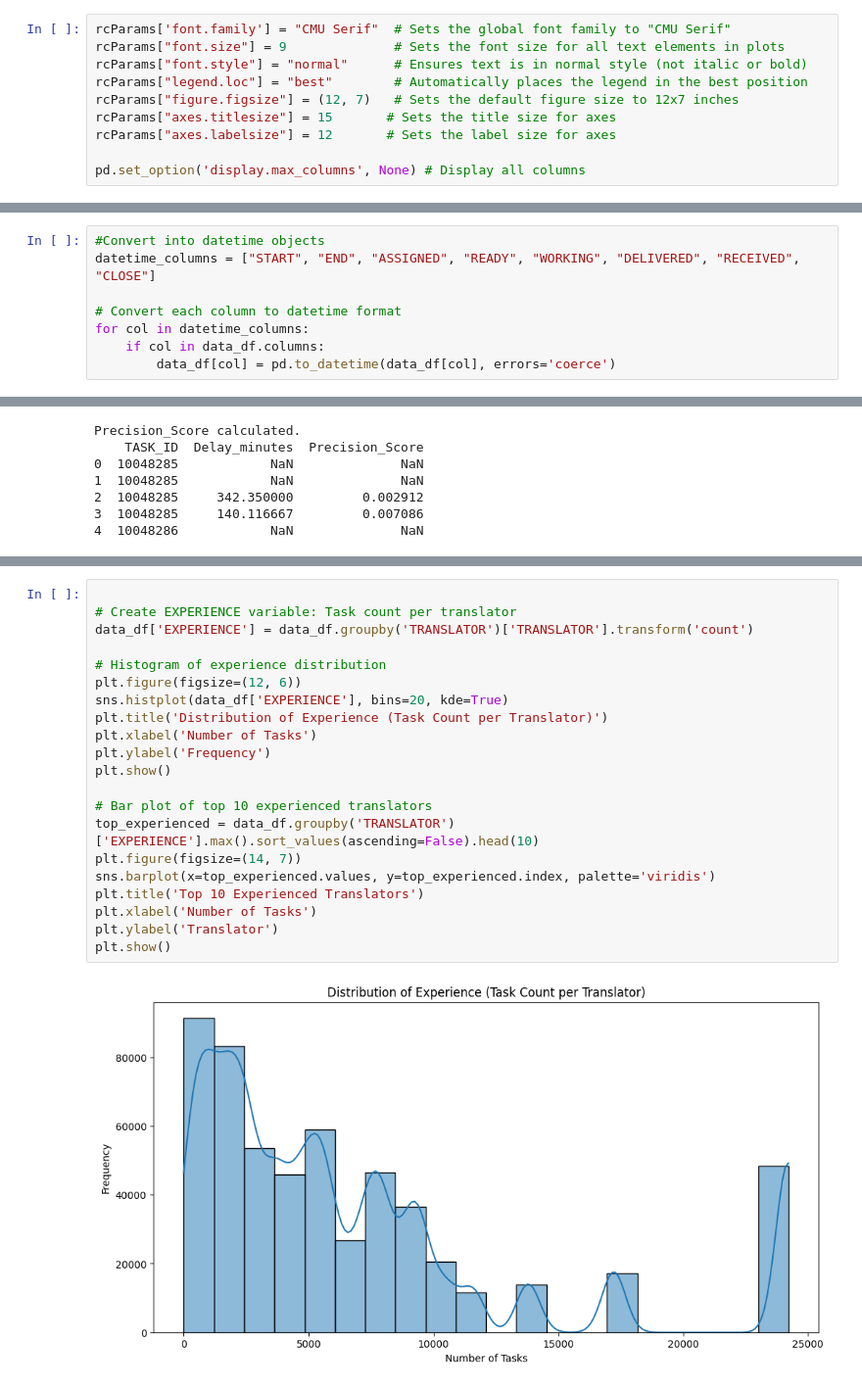
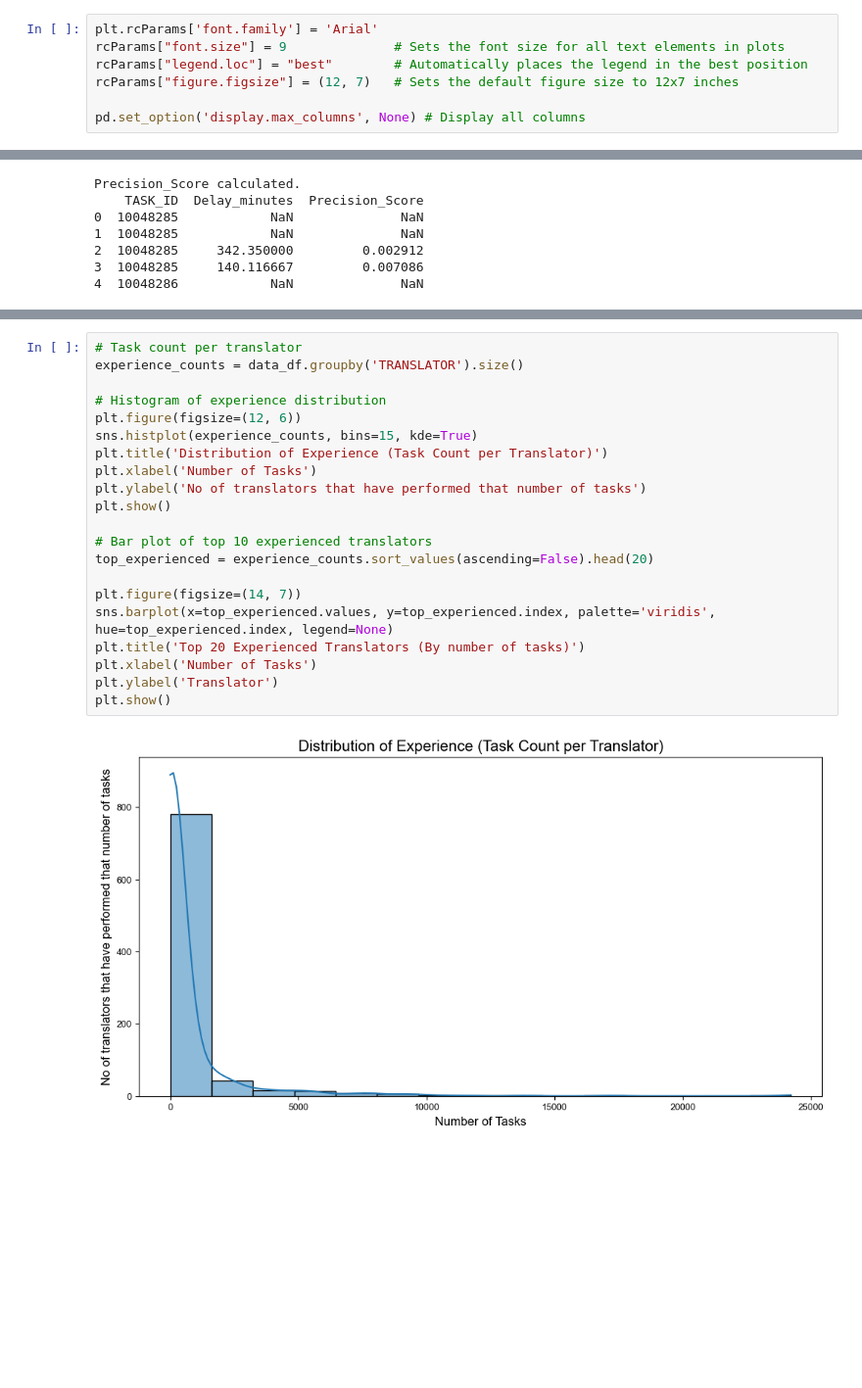
Before and after one commit to L3ms123/SP1, a Jupyter notebook: Notebooks/Preliminary_data_analysis .ipynb, the cells around one changed output, grey strips where cells are left out. Shown at 98% size. Cells and saved outputs as stored; diff of their text form; blank space fills up the shorter version.

```diff
--- a/Notebooks/Preliminary_data_analysis .ipynb
+++ b/Notebooks/Preliminary_data_analysis .ipynb
@@ -59,13 +59,10 @@ from IPython.display import display
 # %% [markdown]
 **Environmental Configurations**
 # %%
-rcParams['font.family'] = "CMU Serif"  # Sets the global font family to "CMU Serif"
+plt.rcParams['font.family'] = 'Arial'
 rcParams["font.size"] = 9              # Sets the font size for all text elements in plots
-rcParams["font.style"] = "normal"      # Ensures text is in normal style (not italic or bold)
 rcParams["legend.loc"] = "best"        # Automatically places the legend in the best position
 rcParams["figure.figsize"] = (12, 7)   # Sets the default figure size to 12x7 inches
-rcParams["axes.titlesize"] = 15       # Sets the title size for axes
-rcParams["axes.labelsize"] = 12       # Sets the label size for axes
 
 pd.set_option('display.max_columns', None) # Display all columns
 # %% [markdown]
@@ -266,14 +262,6 @@ SOURCE_LANG    0
 TARGET_LANG    0
 HOURLY_RATE    0
 dtype: int64
-# %%
-#Convert into datetime objects
-datetime_columns = ["START", "END", "ASSIGNED", "READY", "WORKING", "DELIVERED", "RECEIVED", "CLOSE"]
-
-# Convert each column to datetime format
-for col in datetime_columns:
-    if col in data_df.columns:
-        data_df[col] = pd.to_datetime(data_df[col], errors='coerce')
 # %% [markdown]
 **Visualisation**
 # %%
@@ -332,23 +387,23 @@ Precision_Score calculated.
 # %%
-
-# Create EXPERIENCE variable: Task count per translator
-data_df['EXPERIENCE'] = data_df.groupby('TRANSLATOR')['TRANSLATOR'].transform('count')
+# Task count per translator
+experience_counts = data_df.groupby('TRANSLATOR').size()
 
 # Histogram of experience distribution
 plt.figure(figsize=(12, 6))
-sns.histplot(data_df['EXPERIENCE'], bins=20, kde=True)
+sns.histplot(experience_counts, bins=15, kde=True)
 plt.title('Distribution of Experience (Task Count per Translator)')
 plt.xlabel('Number of Tasks')
-plt.ylabel('Frequency')
+plt.ylabel('No of translators that have performed that number of tasks')
 plt.show()
 
 # Bar plot of top 10 experienced translators
-top_experienced = data_df.groupby('TRANSLATOR')['EXPERIENCE'].max().sort_values(ascending=False).head(10)
+top_experienced = experience_counts.sort_values(ascending=False).head(20)
+
 plt.figure(figsize=(14, 7))
-sns.barplot(x=top_experienced.values, y=top_experienced.index, palette='viridis')
-plt.title('Top 10 Experienced Translators')
+sns.barplot(x=top_experienced.values, y=top_experienced.index, palette='viridis', hue=top_experienced.index, legend=None)
+plt.title('Top 20 Experienced Translators (By number of tasks)')
 plt.xlabel('Number of Tasks')
 plt.ylabel('Translator')
 plt.show()
 # %% [output]
-[figure, old version]
+[figure, new version]
```
Also changed, not shown: parts of 17 cells of this notebook, 1 other file.
